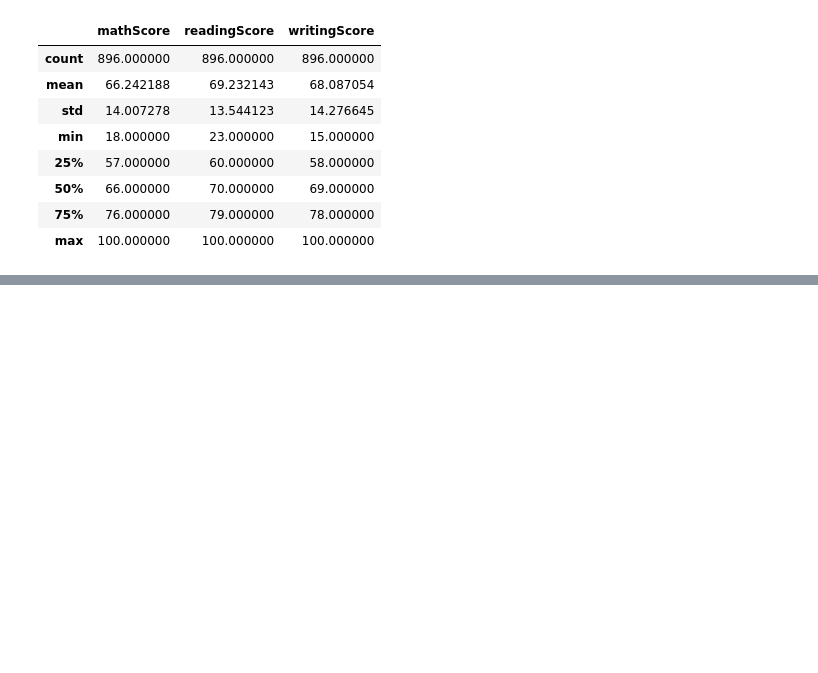
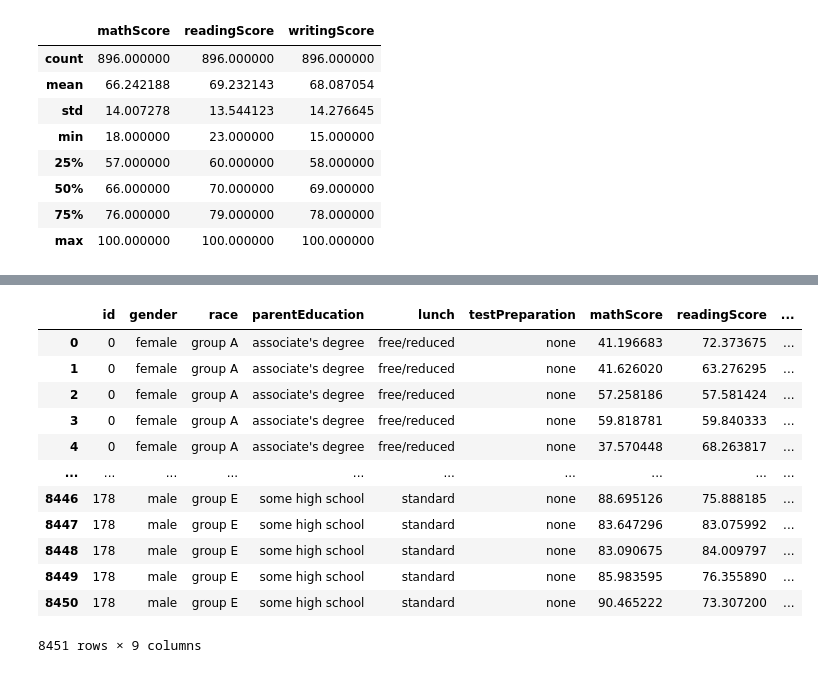
Before and after one commit to jc-vasquez14/ProyectoTeoria, a Jupyter notebook: Proyecto_EDA.ipynb, the cells around one changed output, grey strips where cells are left out. Drawn from its saved outputs; the diff is of its cells as text; code cells hidden in the pictures; blank space fills up the shorter version.

```diff
--- a/Proyecto_EDA.ipynb
+++ b/Proyecto_EDA.ipynb
@@ -518,0 +453,20 @@ df.loc[(df["gender"]=='male')
+# %%
+prob_freq_clean["id"] = prob_freq_clean.index
+# %%
+prob_freq_clean.loc[:, ["id"] + cat_cols].merge(
+    df_extended, on=["id"],how="inner"
+)
+# %% [output]
+|  | id | gender | race | parentEducation | lunch | testPreparation | mathScore | readingScore | ... |
+| 0 | 0 | female | group A | associate's degree | free/reduced | none | 41.196683 | 72.373675 | ... |
+| 1 | 0 | female | group A | associate's degree | free/reduced | none | 41.626020 | 63.276295 | ... |
+| 2 | 0 | female | group A | associate's degree | free/reduced | none | 57.258186 | 57.581424 | ... |
+| 3 | 0 | female | group A | associate's degree | free/reduced | none | 59.818781 | 59.840333 | ... |
+| 4 | 0 | female | group A | associate's degree | free/reduced | none | 37.570448 | 68.263817 | ... |
+| ... | ... | ... | ... | ... | ... | ... | ... | ... | ... |
+| 8446 | 178 | male | group E | some high school | standard | none | 88.695126 | 75.888185 | ... |
+| 8447 | 178 | male | group E | some high school | standard | none | 83.647296 | 83.075992 | ... |
+| 8448 | 178 | male | group E | some high school | standard | none | 83.090675 | 84.009797 | ... |
+| 8449 | 178 | male | group E | some high school | standard | none | 85.983595 | 76.355890 | ... |
+| 8450 | 178 | male | group E | some high school | standard | none | 90.465222 | 73.307200 | ... |
+8451 rows × 9 columns
```
Also changed, not shown: parts of 27 cells of this notebook.
